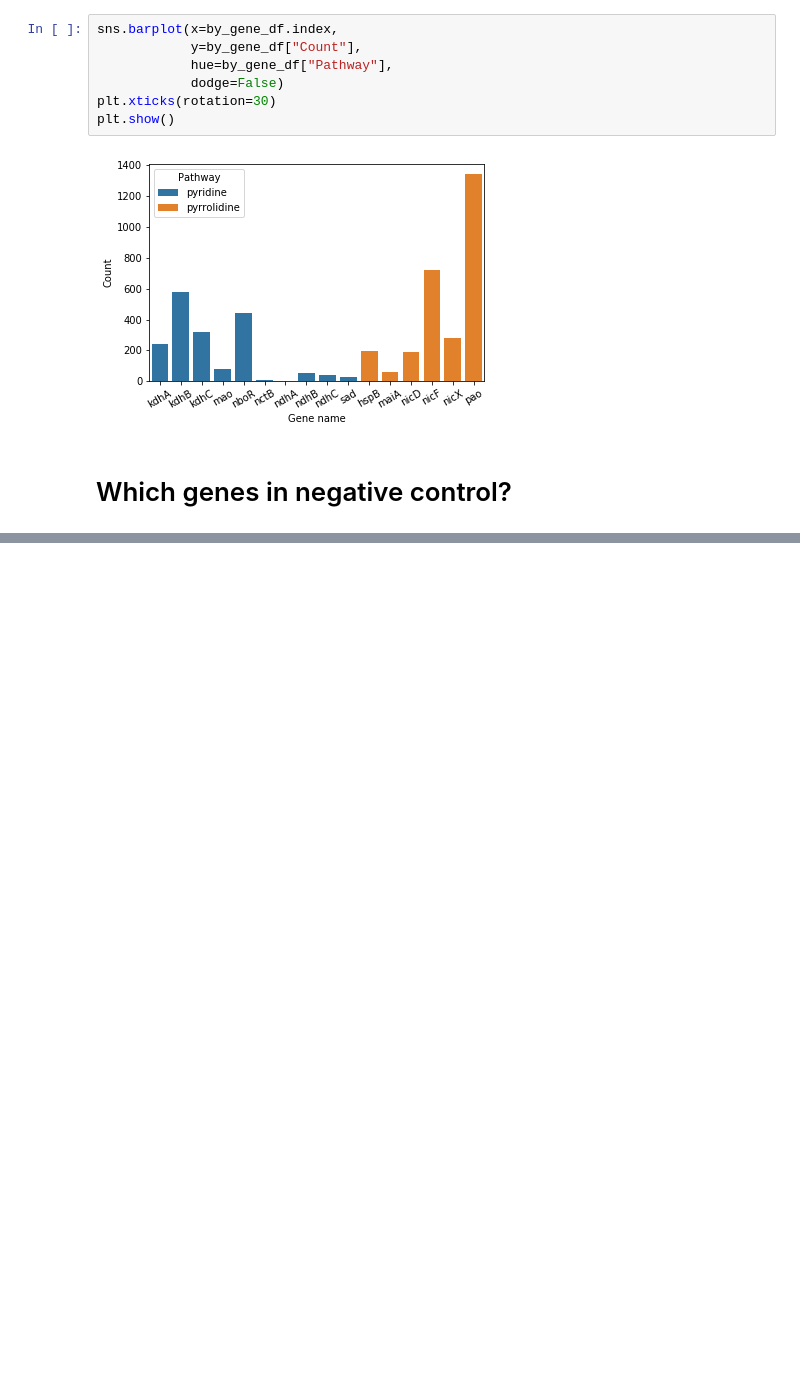
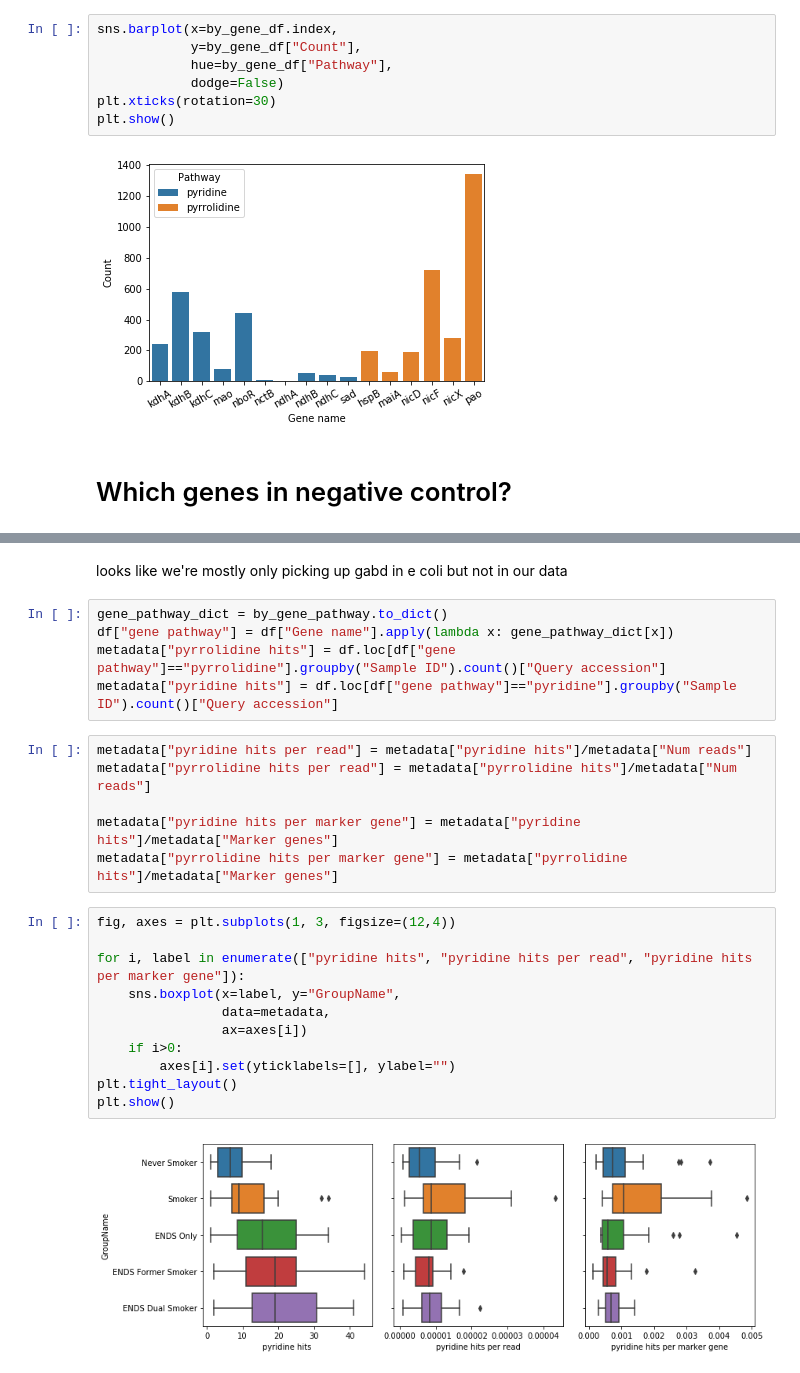
Before and after one commit to sterrettJD/Nicotine-Microbiome, a Jupyter notebook: diamond_analysis/diamond_analysis.ipynb, the cells around one changed output, grey strips where cells are left out. Saved outputs shown, nothing was run; the diff lists cells and outputs as text; blank space fills up the shorter version.

Commit message:
Look at the diff pathways

```diff
--- a/diamond_analysis/diamond_analysis.ipynb
+++ b/diamond_analysis/diamond_analysis.ipynb
@@ -468,0 +463,26 @@ pd.read_csv("../organisms/E_coli_nic_diamond_mapped.tsv", sep="\t")
+# %% [markdown]
+looks like we're mostly only picking up gabd in e coli but not in our data
+# %%
+gene_pathway_dict = by_gene_pathway.to_dict()
+df["gene pathway"] = df["Gene name"].apply(lambda x: gene_pathway_dict[x])
+metadata["pyrrolidine hits"] = df.loc[df["gene pathway"]=="pyrrolidine"].groupby("Sample ID").count()["Query accession"]
+metadata["pyridine hits"] = df.loc[df["gene pathway"]=="pyridine"].groupby("Sample ID").count()["Query accession"]
+# %%
+metadata["pyridine hits per read"] = metadata["pyridine hits"]/metadata["Num reads"]
+metadata["pyrrolidine hits per read"] = metadata["pyrrolidine hits"]/metadata["Num reads"]
+
+metadata["pyridine hits per marker gene"] = metadata["pyridine hits"]/metadata["Marker genes"]
+metadata["pyrrolidine hits per marker gene"] = metadata["pyrrolidine hits"]/metadata["Marker genes"]
+# %%
+fig, axes = plt.subplots(1, 3, figsize=(12,4))
+
+for i, label in enumerate(["pyridine hits", "pyridine hits per read", "pyridine hits per marker gene"]):
+    sns.boxplot(x=label, y="GroupName",
+                data=metadata,
+                ax=axes[i])
+    if i>0:
+        axes[i].set(yticklabels=[], ylabel="")
+plt.tight_layout()
+plt.show()
+# %% [output]
+[figure, added]
```
Also changed, not shown: parts of 4 cells of this notebook.
